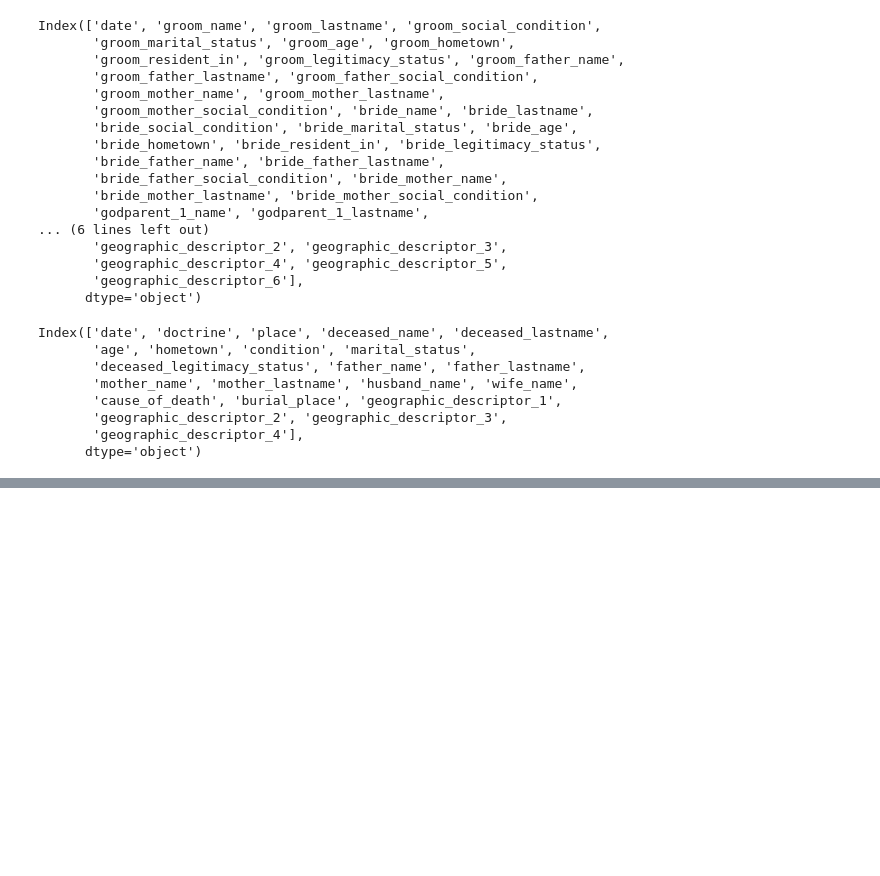
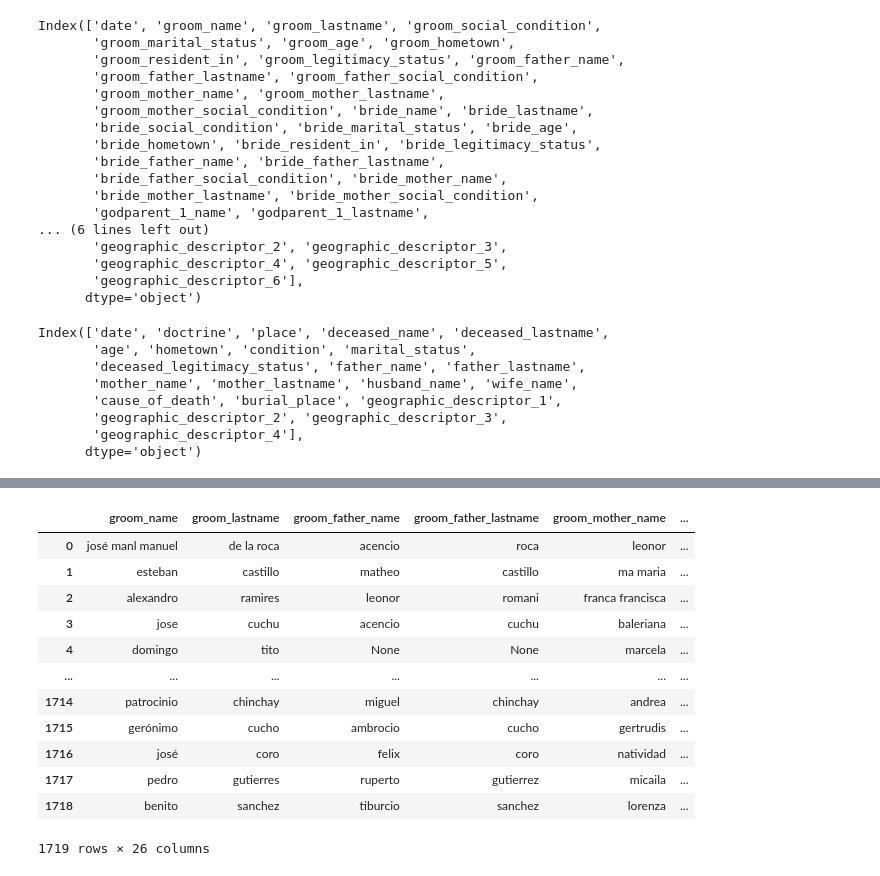
Before and after one commit to UCSB-AMPLab/sondondo, a Jupyter notebook: project_code/dataCleaning.ipynb, the cells around one changed output, grey strips where cells are left out. Cells and saved outputs as stored; diff of their text form; code cells hidden in the pictures; blank space fills up the shorter version.

```diff
--- a/project_code/dataCleaning.ipynb
+++ b/project_code/dataCleaning.ipynb
@@ -167,0 +313,36 @@ Index(['date', 'doctrine', 'place', 'deceased_name', 'deceased_lastname',
+# %%
+matrimonios_names_columns = [
+    'groom_name', 'groom_lastname',
+       'groom_father_name', 'groom_father_lastname',
+       'groom_mother_name', 'groom_mother_lastname',
+       'bride_name', 'bride_lastname',
+       'bride_father_name', 'bride_father_lastname',
+       'bride_mother_name', 'bride_mother_lastname',
+       'godparent_1_name', 'godparent_1_lastname',
+       'godparent_2_name', 'godparent_2_lastname',
+       'godparent_3_name', 'godparent_3_lastname',
+       'witness_1_name', 'witness_1_lastname',
+       'witness_2_name', 'witness_2_lastname',
+       'witness_3_name', 'witness_3_lastname',
+       'witness_4_name', 'witness_4_lastname'
+]
+
+for col in matrimonios_names_columns:
+    if col in MATRIMONIOS_HARMONIZED.columns:
+        MATRIMONIOS_HARMONIZED[col] = normalize_names_columns(MATRIMONIOS_HARMONIZED[col])
+
+MATRIMONIOS_HARMONIZED[matrimonios_names_columns]
+# %% [output]
+|  | groom_name | groom_lastname | groom_father_name | groom_father_lastname | groom_mother_name | ... |
+| 0 | josé manl manuel | de la roca | acencio | roca | leonor | ... |
+| 1 | esteban | castillo | matheo | castillo | ma maria | ... |
+| 2 | alexandro | ramires | leonor | romani | franca francisca | ... |
+| 3 | jose | cuchu | acencio | cuchu | baleriana | ... |
+| 4 | domingo | tito | None | None | marcela | ... |
+| ... | ... | ... | ... | ... | ... | ... |
+| 1714 | patrocinio | chinchay | miguel | chinchay | andrea | ... |
+| 1715 | gerónimo | cucho | ambrocio | cucho | gertrudis | ... |
+| 1716 | josé | coro | felix | coro | natividad | ... |
+| 1717 | pedro | gutierres | ruperto | gutierrez | micaila | ... |
+| 1718 | benito | sanchez | tiburcio | sanchez | lorenza | ... |
+1719 rows × 26 columns
```
Also changed, not shown: parts of 12 cells of this notebook.
